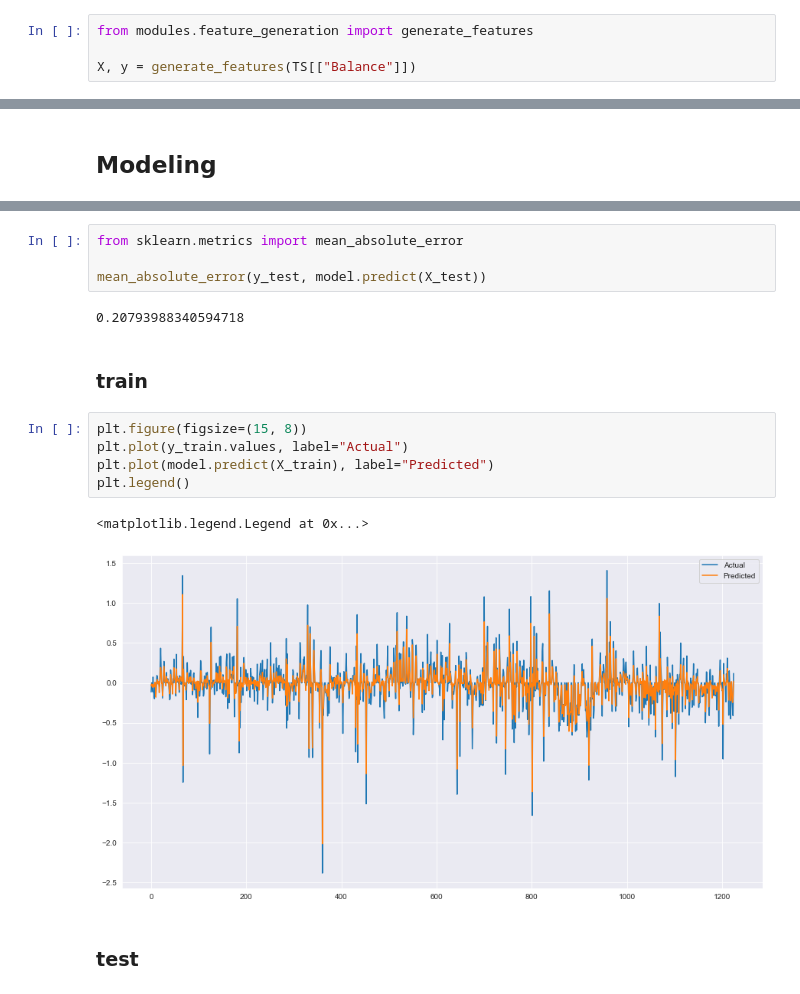
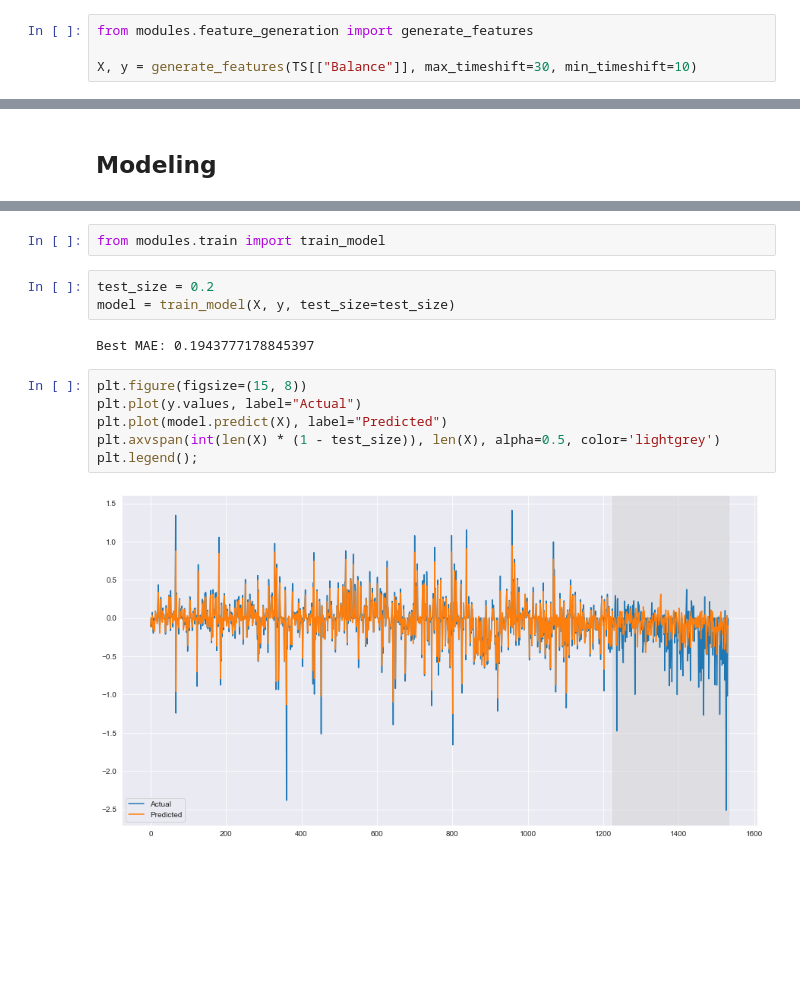
Before and after one commit to sleep3r/balance-ts, a Jupyter notebook: pipeline.ipynb, the cells around one changed output, grey strips where cells are left out. Saved outputs shown, nothing was run; the diff lists cells and outputs as text; blank space fills up the shorter version.

```diff
--- a/pipeline.ipynb
+++ b/pipeline.ipynb
@@ -29,7 +59,7 @@ anomaly_indexes = detect_anomalies(TS.Balance, visualize=True)
 # %%
 from modules.feature_generation import generate_features
 
-X, y = generate_features(TS[["Balance"]])
+X, y = generate_features(TS[["Balance"]], max_timeshift=30, min_timeshift=10)
 # %% [markdown]
 ## Feature selection
 # %%
@@ -79,18 +81,15 @@ XGBRegressor(base_score=0.5, booster='gbtree', colsample_bylevel=1,
-# %%
-from sklearn.metrics import mean_absolute_error
-
-mean_absolute_error(y_test, model.predict(X_test))
-# %% [output]
-0.20793988340594718
-# %% [markdown]
-### train
+# %%
+from modules.train import train_model
+# %%
+test_size = 0.2
+model = train_model(X, y, test_size=test_size)
+# %% [output]
+Best MAE: 0.1943777178845397
 # %%
 plt.figure(figsize=(15, 8))
-plt.plot(y_train.values, label="Actual")
-plt.plot(model.predict(X_train), label="Predicted")
-plt.legend()
+plt.plot(y.values, label="Actual")
+plt.plot(model.predict(X), label="Predicted")
+plt.axvspan(int(len(X) * (1 - test_size)), len(X), alpha=0.5, color='lightgrey')
+plt.legend();
 # %% [output]
-<matplotlib.legend.Legend at 0x...>
-[figure, old version]
+[figure, new version]
-# %% [markdown]
-### test
```
Also changed, not shown: parts of 7 cells of this notebook, 3 other files.
